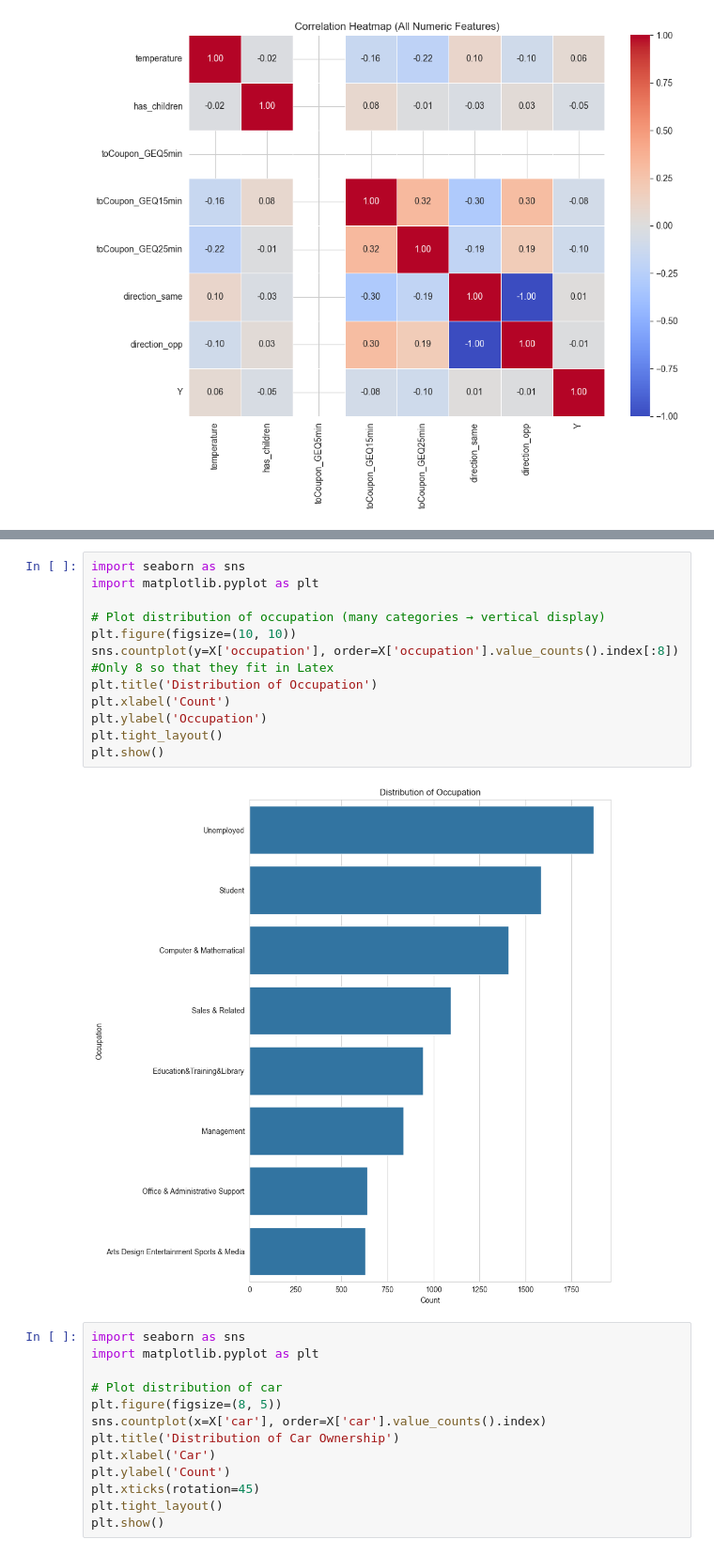
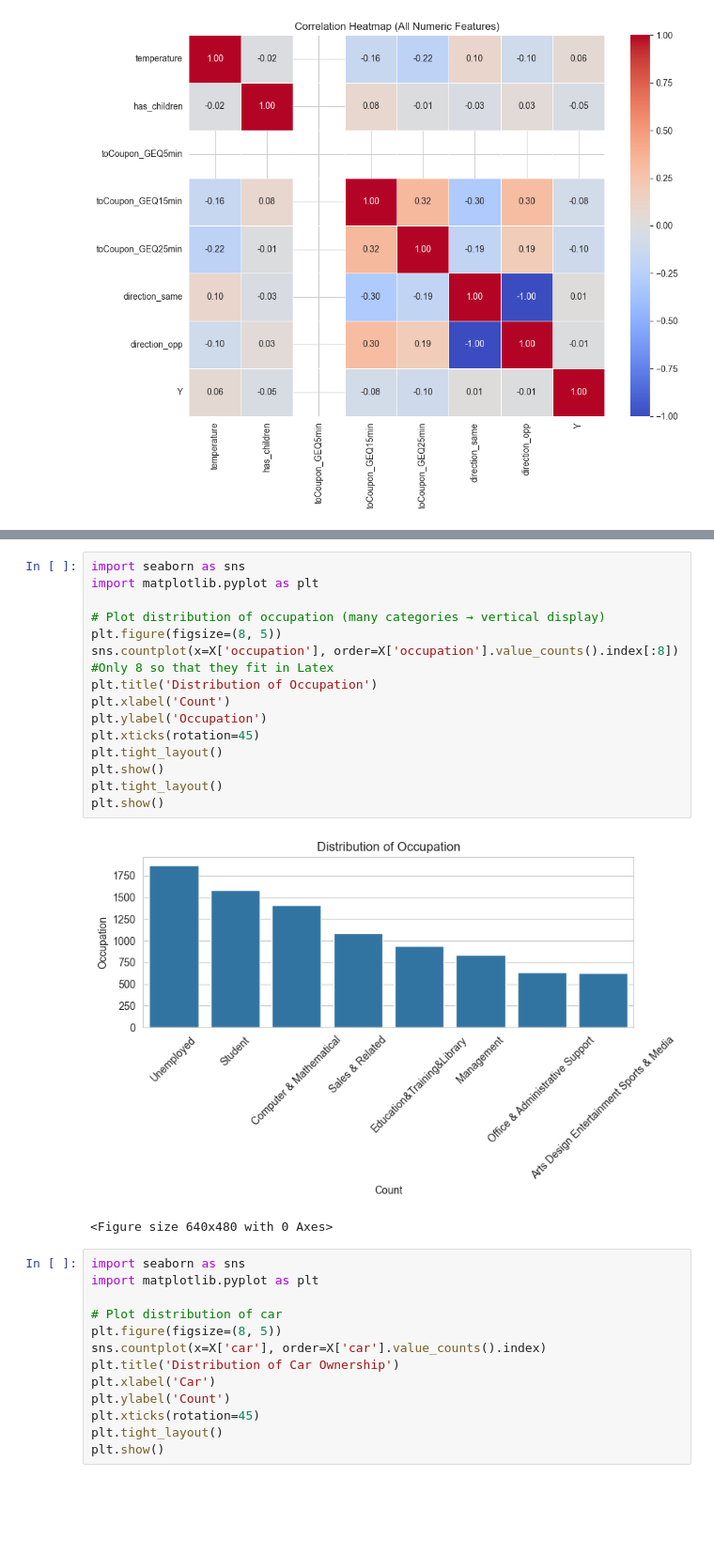
Before and after one commit to wimphil/machine_learning_group_11, a Jupyter notebook: Drivers_Recommendation_Dataset_Jupyter.ipynb, the cells around one changed output, grey strips where cells are left out. Shown: that part at 94% size. Drawn from its saved outputs; the diff is of its cells as text; blank space fills up the shorter version.

```diff
--- a/Drivers_Recommendation_Dataset_Jupyter.ipynb
+++ b/Drivers_Recommendation_Dataset_Jupyter.ipynb
@@ -126,17 +124,21 @@ plt.show()
 # %%
 import seaborn as sns
 import matplotlib.pyplot as plt
 
 # Plot distribution of occupation (many categories → vertical display)
-plt.figure(figsize=(10, 10))
-sns.countplot(y=X['occupation'], order=X['occupation'].value_counts().index[:8]) #Only 8 so that they fit in Latex
+plt.figure(figsize=(8, 5))
+sns.countplot(x=X['occupation'], order=X['occupation'].value_counts().index[:8]) #Only 8 so that they fit in Latex
 plt.title('Distribution of Occupation')
 plt.xlabel('Count')
 plt.ylabel('Occupation')
+plt.xticks(rotation=45)
 plt.tight_layout()
 plt.show()
+plt.tight_layout()
+plt.show()
 # %% [output]
-[figure, old version]
+[figure, new version]
+<Figure size 640x480 with 0 Axes>
 # %%
 import seaborn as sns
 import matplotlib.pyplot as plt
```
Also changed, not shown: parts of 3 cells of this notebook.
